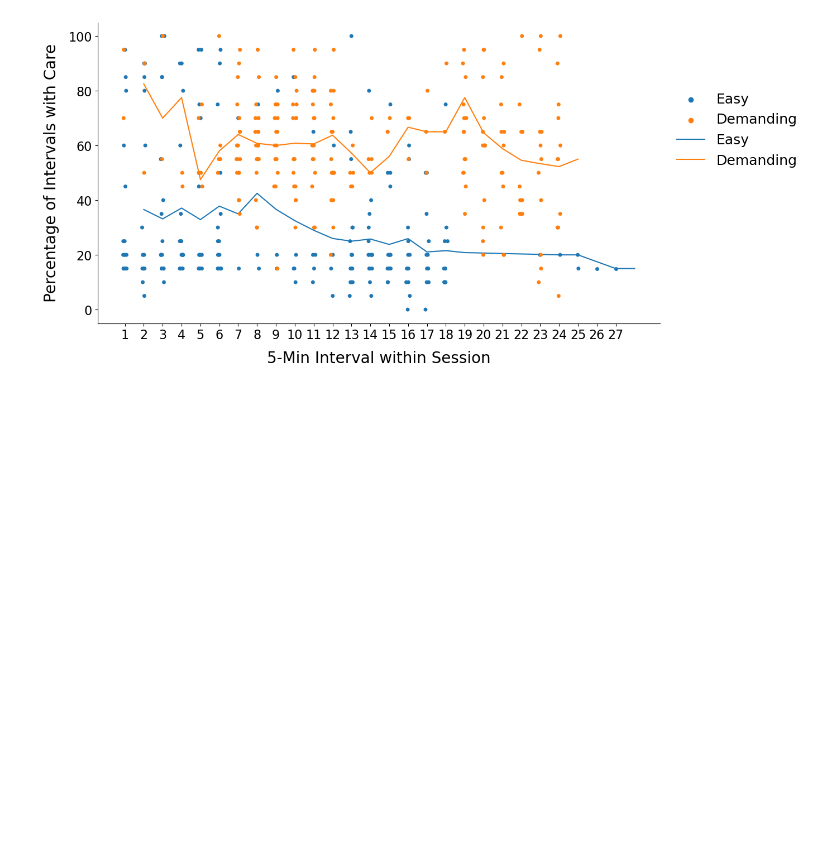
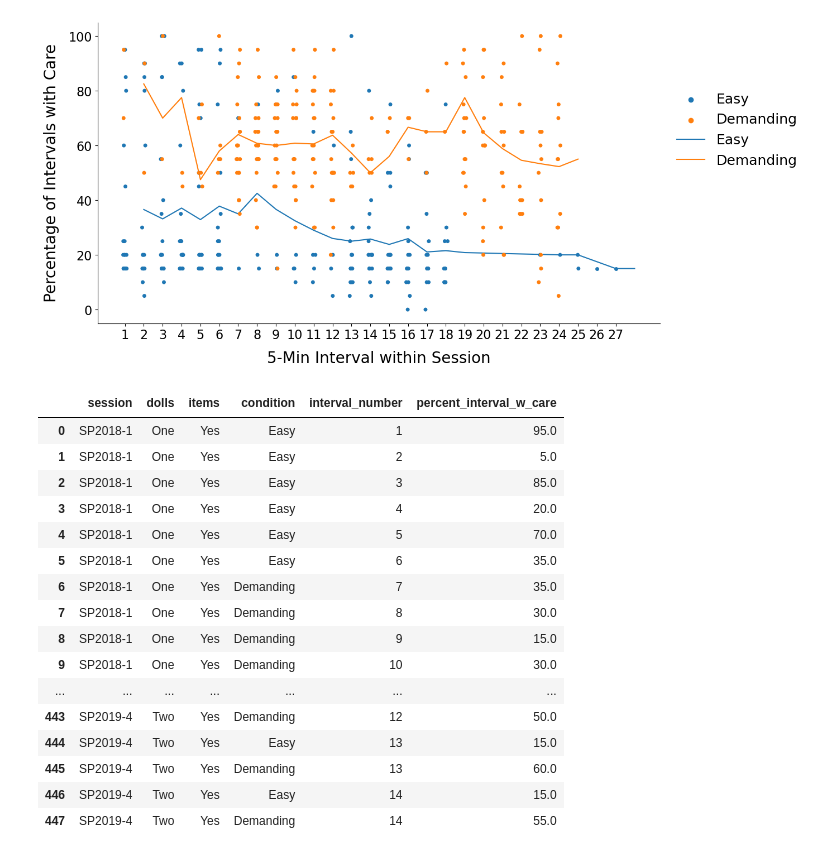
Before and after one commit to kathrynglodowski/easy_demanding_caregiving, a Jupyter notebook: Attempt 4 - All data - 21 participants.ipynb, the cells around one changed output. Drawn from its saved outputs; the diff is of its cells as text; code cells hidden in the pictures; blank space fills up the shorter version.

```diff
--- a/Attempt 4 - All data - 21 participants.ipynb
+++ b/Attempt 4 - All data - 21 participants.ipynb
@@ -113,3 +73,28 @@ plt.show()
 # %%
 # for next time - break the lines, change to gray scale, change the legend.
 # other visualizations? S-S figs too or bars for means?
+# %%
+# And, back. I'm actually going to try graphing only some rows, based on column values.
+# https://www.statology.org/pandas-select-rows-based-on-column-values/
+
+items_data = all_data.loc[all_data['items'] == 'Yes']
+
+items_data
+# %% [output]
+|  | session | dolls | items | condition | interval_number | percent_interval_w_care |
+| 0 | SP2018-1 | One | Yes | Easy | 1 | 95.0 |
+| 1 | SP2018-1 | One | Yes | Easy | 2 | 5.0 |
+| 2 | SP2018-1 | One | Yes | Easy | 3 | 85.0 |
+| 3 | SP2018-1 | One | Yes | Easy | 4 | 20.0 |
+| 4 | SP2018-1 | One | Yes | Easy | 5 | 70.0 |
+| 5 | SP2018-1 | One | Yes | Easy | 6 | 35.0 |
+| 6 | SP2018-1 | One | Yes | Demanding | 7 | 35.0 |
+| 7 | SP2018-1 | One | Yes | Demanding | 8 | 30.0 |
+| 8 | SP2018-1 | One | Yes | Demanding | 9 | 15.0 |
+| 9 | SP2018-1 | One | Yes | Demanding | 10 | 30.0 |
+| ... | ... | ... | ... | ... | ... | ... |
+| 443 | SP2019-4 | Two | Yes | Demanding | 12 | 50.0 |
+| 444 | SP2019-4 | Two | Yes | Easy | 13 | 15.0 |
+| 445 | SP2019-4 | Two | Yes | Demanding | 13 | 60.0 |
+| 446 | SP2019-4 | Two | Yes | Easy | 14 | 15.0 |
+| 447 | SP2019-4 | Two | Yes | Demanding | 14 | 55.0 |
```
Also changed, not shown: parts of 9 cells of this notebook.
